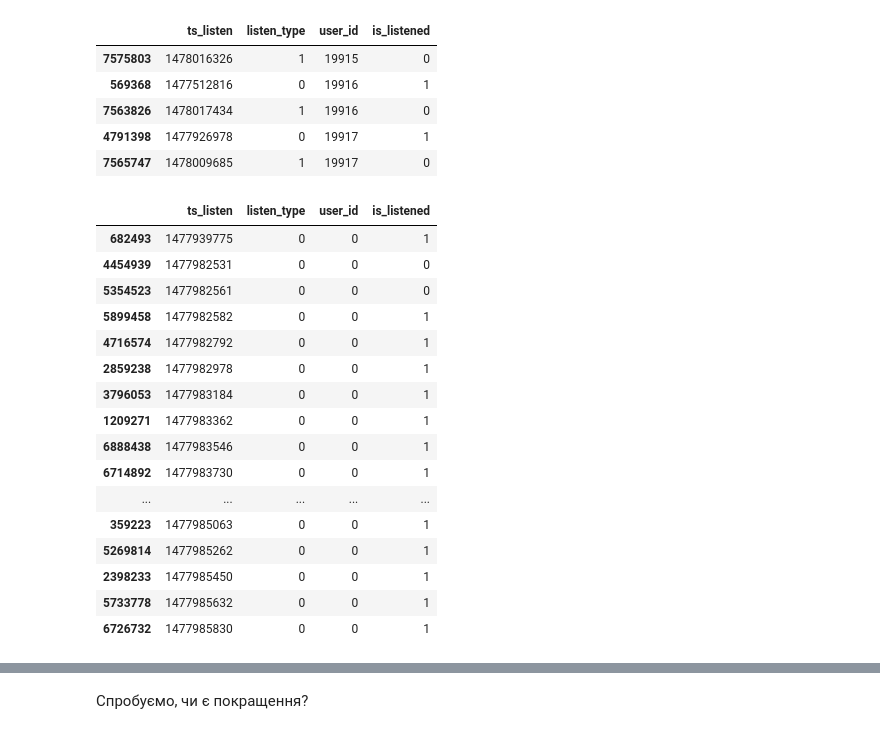
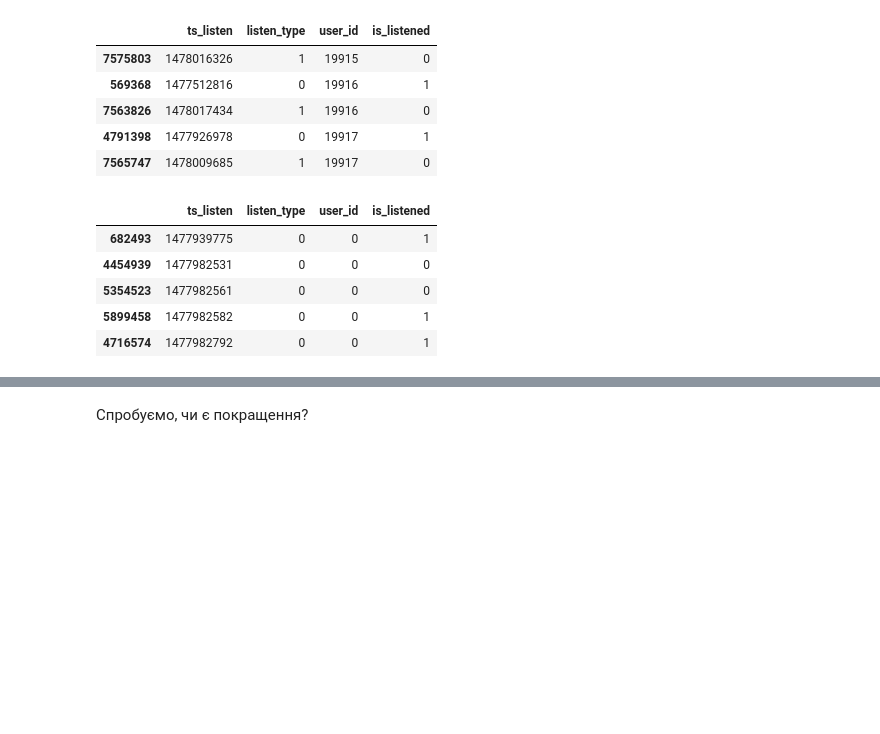
Before and after one commit to tsdaemon/mscs-competition2, a Jupyter notebook: AS_Feature-How-many-Flow-and-Listen-inline.ipynb, the cells around one changed output, grey strips where cells are left out. Saved outputs shown, nothing was run; the diff lists cells and outputs as text; code cells hidden in the pictures; blank space fills up the shorter version.

```diff
--- a/AS_Feature-How-many-Flow-and-Listen-inline.ipynb
+++ b/AS_Feature-How-many-Flow-and-Listen-inline.ipynb
@@ -28,23 +28,12 @@ df.tail()
 | 4791398 | 1477926978 | 0 | 19917 | 1 |
 | 7565747 | 1478009685 | 1 | 19917 | 0 |
 # %%
-df.head(20)
+df.head()
 # %% [output]
 |  | ts_listen | listen_type | user_id | is_listened |
 | 682493 | 1477939775 | 0 | 0 | 1 |
 | 4454939 | 1477982531 | 0 | 0 | 0 |
 | 5354523 | 1477982561 | 0 | 0 | 0 |
 | 5899458 | 1477982582 | 0 | 0 | 1 |
 | 4716574 | 1477982792 | 0 | 0 | 1 |
-| 2859238 | 1477982978 | 0 | 0 | 1 |
-| 3796053 | 1477983184 | 0 | 0 | 1 |
-| 1209271 | 1477983362 | 0 | 0 | 1 |
-| 6888438 | 1477983546 | 0 | 0 | 1 |
-| 6714892 | 1477983730 | 0 | 0 | 1 |
-| ... | ... | ... | ... | ... |
-| 359223 | 1477985063 | 0 | 0 | 1 |
-| 5269814 | 1477985262 | 0 | 0 | 1 |
-| 2398233 | 1477985450 | 0 | 0 | 1 |
-| 5733778 | 1477985632 | 0 | 0 | 1 |
-| 6726732 | 1477985830 | 0 | 0 | 1 |
 # %%
```
Also changed, not shown: parts of 16 cells of this notebook, 3 other files.
